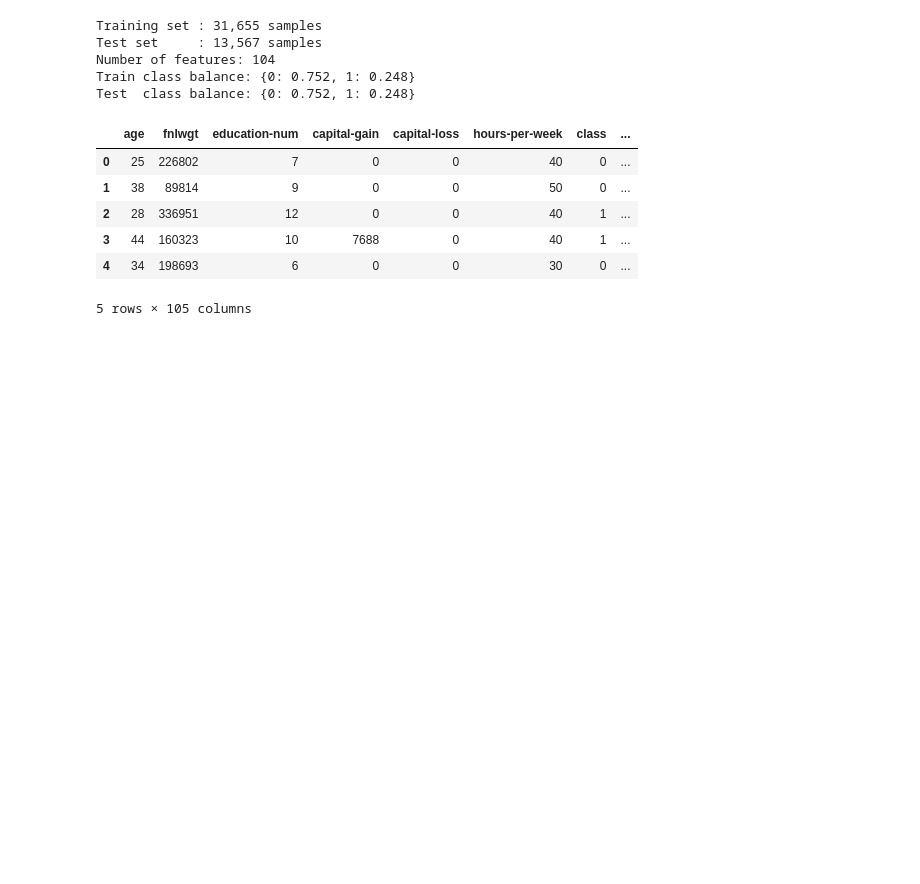
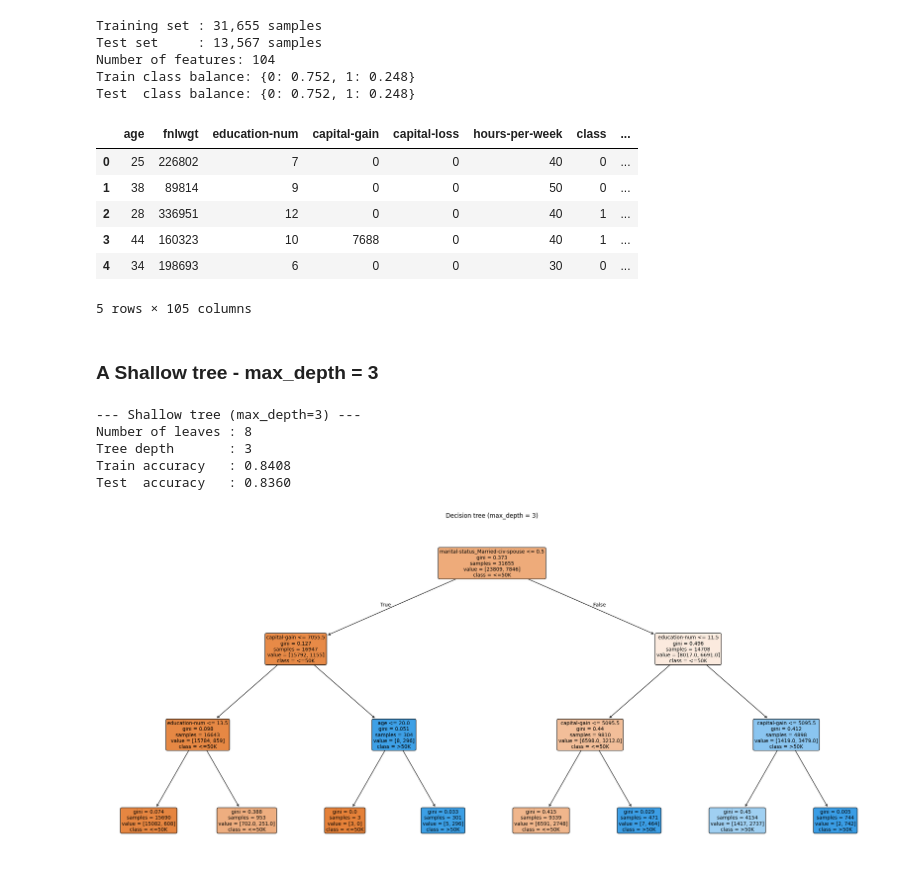
Before and after one commit to Ridima28/Adult-Income, a Jupyter notebook: main.ipynb, the cells around one changed output. Saved outputs shown, nothing was run; the diff lists cells and outputs as text; code cells hidden in the pictures; blank space fills up the shorter version.

Commit message:
built a shallow tree

```diff
--- a/main.ipynb
+++ b/main.ipynb
@@ -253,3 +245,33 @@ df_enc.head()
 | 3 | 44 | 160323 | 10 | 7688 | 0 | 40 | 1 | ... |
 | 4 | 34 | 198693 | 6 | 0 | 0 | 30 | 0 | ... |
 5 rows × 105 columns
+# %% [markdown]
+### A Shallow tree - max_depth = 3
+# %%
+tree_shallow = DecisionTreeClassifier(max_depth = 3, random_state=42)
+tree_shallow .fit(X_train, y_train)
+
+print("--- Shallow tree (max_depth=3) ---")
+print(f"Number of leaves : {tree_shallow.get_n_leaves()}")
+print(f"Tree depth       : {tree_shallow.get_depth()}")
+print(f"Train accuracy   : {tree_shallow.score(X_train, y_train):.4f}")
+print(f"Test  accuracy   : {tree_shallow.score(X_test, y_test):.4f}")
+# %% [output]
+--- Shallow tree (max_depth=3) ---
+Number of leaves : 8
+Tree depth       : 3
+Train accuracy   : 0.8408
+Test  accuracy   : 0.8360
+# %%
+fig, ax = plt.subplots(figsize=(22, 10))
+plot_tree(
+    tree_shallow,
+    feature_names=X.columns,
+    class_names=['<=50K', '>50K'],
+    filled=True, rounded=True, fontsize=10, ax=ax,
+)
+ax.set_title('Decision tree (max_depth = 3)')
+plt.tight_layout()
+plt.show()
+# %% [output]
+[figure, added]
```
Also changed, not shown: parts of 2 cells of this notebook.
